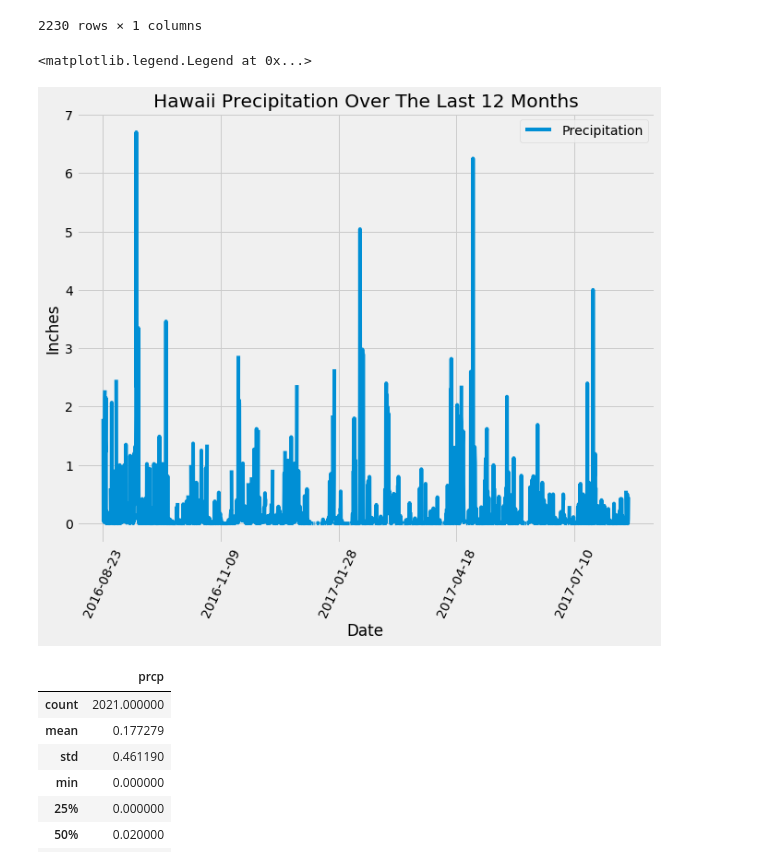
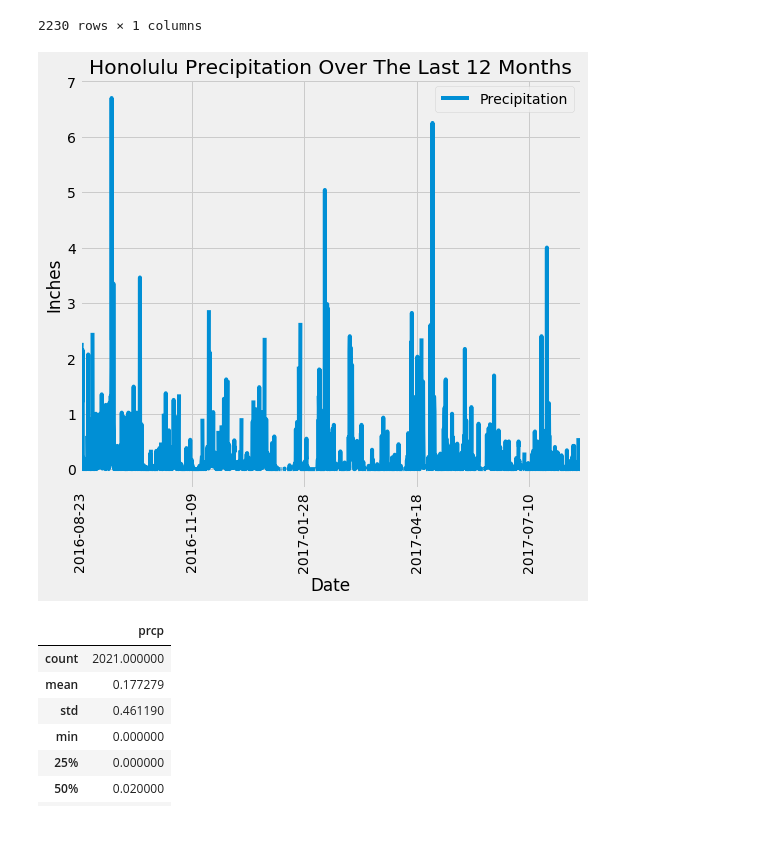
Before and after one commit to kmcgrath88/sqlalchemy-challenge, a Jupyter notebook: climate_starter.ipynb, the cells around one changed output. Saved outputs shown, nothing was run; the diff lists cells and outputs as text; code cells hidden in the pictures; blank space fills up the shorter version.

```diff
--- a/climate_starter.ipynb
+++ b/climate_starter.ipynb
@@ -157,14 +147,13 @@ pre_df
 | 2017-08-23 | 0.45 |
 2230 rows × 1 columns
 # %%
-# Use Pandas Plotting with Matplotlib to plot the data
-
-#ax, fig = plt.subplots()
-pre_df.plot(figsize=(10,8), rot = 65, title = 'Hawaii Precipitation Over The Last 12 Months')
+#Use Pandas Plotting with Matplotlib to plot the data.
+pre_df.plot(figsize=(8,7), rot = 90, title = 'Honolulu Precipitation Over The Last 12 Months')
 plt.xlabel('Date')
+plt.xlim(0,len(pre_df.index))
 plt.ylabel('Inches')
 plt.legend(['Precipitation'])
+plt.show()
 # %% [output]
-<matplotlib.legend.Legend at 0x...>
-[figure, old version]
+[figure, new version]
 # %%
```
Also changed, not shown: parts of 38 cells of this notebook, 1 other file.
